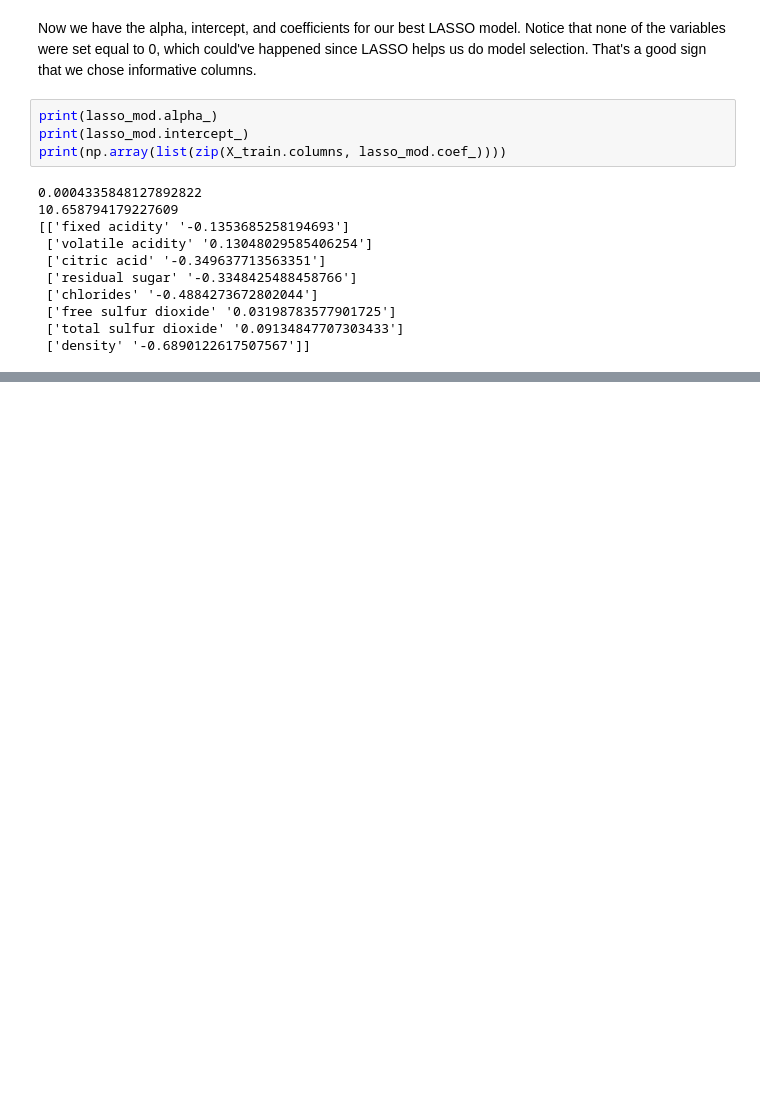
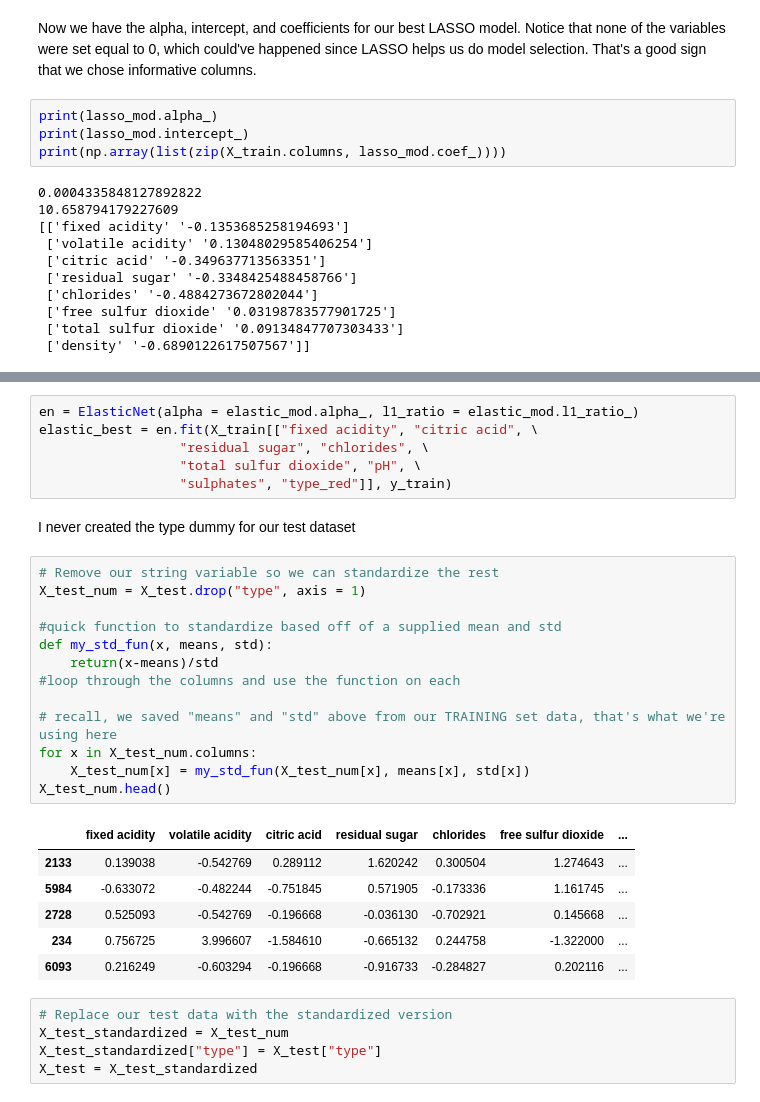
Before and after one commit to ewarren38/HW7_WarrenE, a Jupyter notebook: HW7_WarrenE.ipynb, the cells around one changed output, grey strips where cells are left out. Cells and saved outputs as stored; diff of their text form; blank space fills up the shorter version.

```diff
--- a/HW7_WarrenE.ipynb
+++ b/HW7_WarrenE.ipynb
@@ -302,0 +337,33 @@ print(np.array(list(zip(X_train.columns, lasso_mod.coef_))))
+# %%
+en = ElasticNet(alpha = elastic_mod.alpha_, l1_ratio = elastic_mod.l1_ratio_)
+elastic_best = en.fit(X_train[["fixed acidity", "citric acid", \
+                  "residual sugar", "chlorides", \
+                  "total sulfur dioxide", "pH", \
+                  "sulphates", "type_red"]], y_train)
+# %% [markdown]
+I never created the type dummy for our test dataset
+# %%
+# Remove our string variable so we can standardize the rest
+X_test_num = X_test.drop("type", axis = 1)
+
+#quick function to standardize based off of a supplied mean and std
+def my_std_fun(x, means, std):
+    return(x-means)/std
+#loop through the columns and use the function on each
+
+# recall, we saved "means" and "std" above from our TRAINING set data, that's what we're using here
+for x in X_test_num.columns:
+    X_test_num[x] = my_std_fun(X_test_num[x], means[x], std[x])
+X_test_num.head()
+# %% [output]
+|  | fixed acidity | volatile acidity | citric acid | residual sugar | chlorides | free sulfur dioxide | ... |
+| 2133 | 0.139038 | -0.542769 | 0.289112 | 1.620242 | 0.300504 | 1.274643 | ... |
+| 5984 | -0.633072 | -0.482244 | -0.751845 | 0.571905 | -0.173336 | 1.161745 | ... |
+| 2728 | 0.525093 | -0.542769 | -0.196668 | -0.036130 | -0.702921 | 0.145668 | ... |
+| 234 | 0.756725 | 3.996607 | -1.584610 | -0.665132 | 0.244758 | -1.322000 | ... |
+| 6093 | 0.216249 | -0.603294 | -0.196668 | -0.916733 | -0.284827 | 0.202116 | ... |
+# %%
+# Replace our test data with the standardized version
+X_test_standardized = X_test_num
+X_test_standardized["type"] = X_test["type"]
+X_test = X_test_standardized
```
Also changed, not shown: parts of 12 cells of this notebook.
